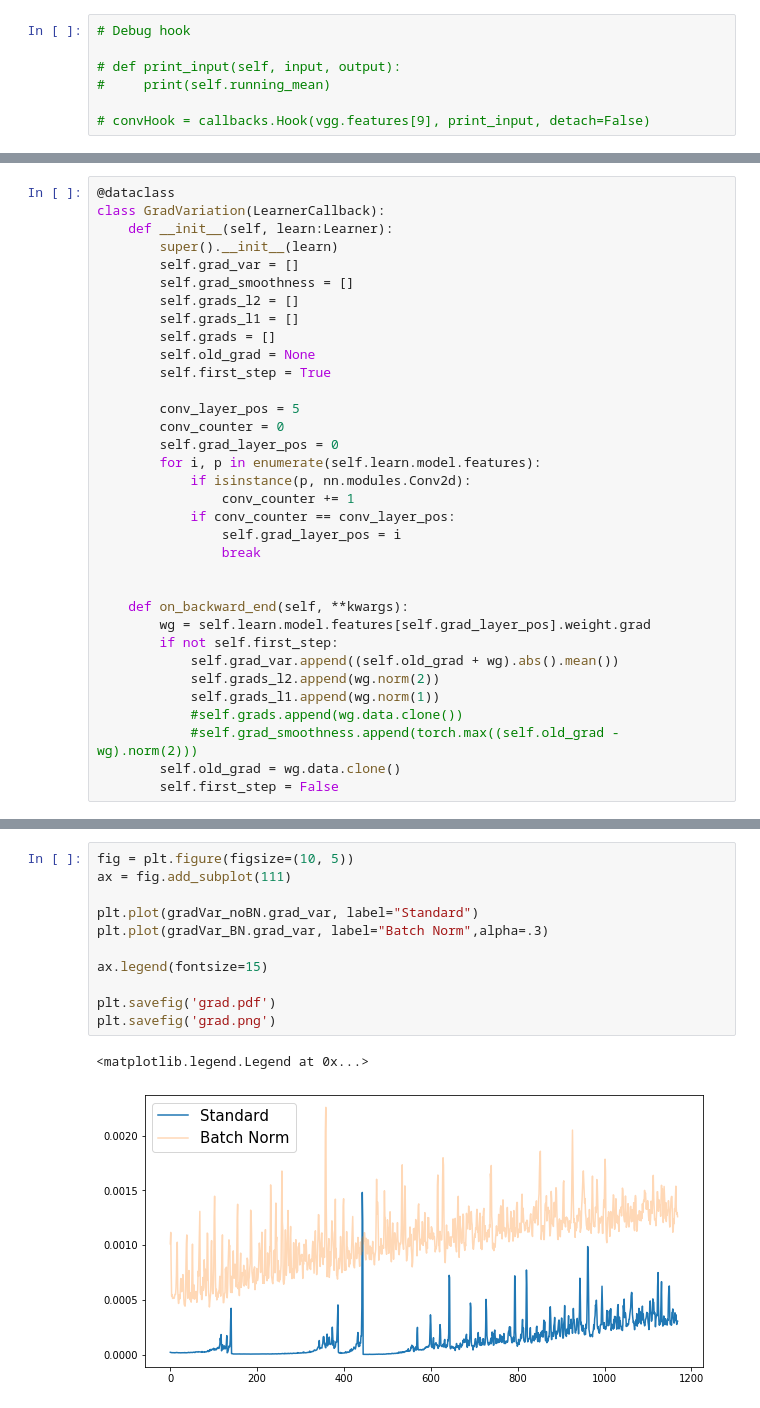
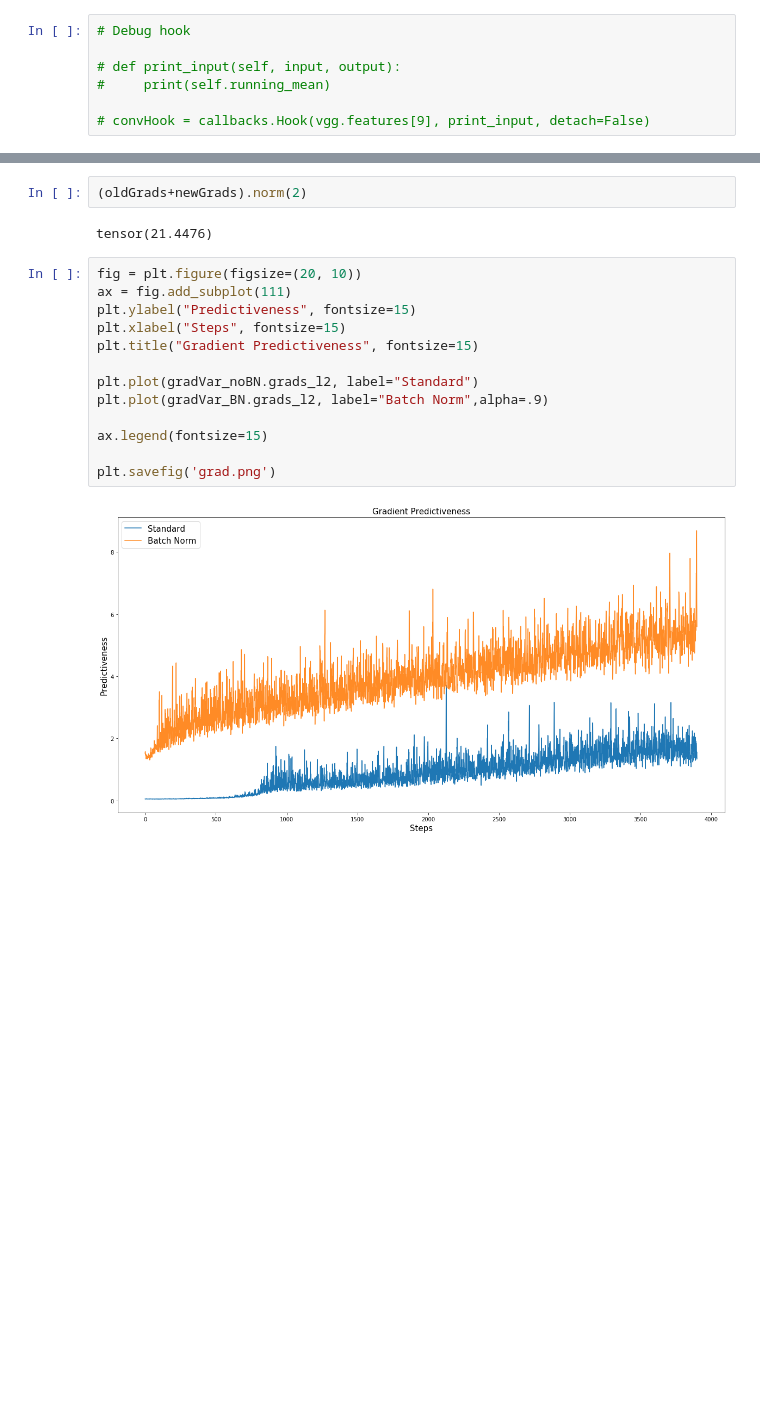
Before and after one commit to mameli/Test_batch_norm_paper, a Jupyter notebook: batch_norm-grads.ipynb, the cells around one changed output, grey strips where cells are left out. Saved outputs shown, nothing was run; the diff lists cells and outputs as text; blank space fills up the shorter version.

Commit message:
plots

```diff
--- a/batch_norm-grads.ipynb
+++ b/batch_norm-grads.ipynb
@@ -51,37 +39,3 @@ class LossVariation(LearnerCallback):
-# %%
-@dataclass
-class GradVariation(LearnerCallback):
-    def __init__(self, learn:Learner):
-        super().__init__(learn)
-        self.grad_var = []
-        self.grad_smoothness = []
-        self.grads_l2 = []
-        self.grads_l1 = []
-        self.grads = []
-        self.old_grad = None
-        self.first_step = True
-
-        conv_layer_pos = 5
-        conv_counter = 0
-        self.grad_layer_pos = 0
-        for i, p in enumerate(self.learn.model.features):
-            if isinstance(p, nn.modules.Conv2d):
-                conv_counter += 1
-            if conv_counter == conv_layer_pos:
-                self.grad_layer_pos = i
-                break
-
-
-    def on_backward_end(self, **kwargs):
-        wg = self.learn.model.features[self.grad_layer_pos].weight.grad
-        if not self.first_step:
-            self.grad_var.append((self.old_grad + wg).abs().mean())
-            self.grads_l2.append(wg.norm(2))
-            self.grads_l1.append(wg.norm(1))
-            #self.grads.append(wg.data.clone())
-            #self.grad_smoothness.append(torch.max((self.old_grad - wg).norm(2)))
-        self.old_grad = wg.data.clone()
-        self.first_step = False
 # %%
 vgg = VGG(make_layers(batch_norm=False), num_classes=data.c).cuda()
 
@@ -201,16 +115,21 @@ gradVar_BN.grad_var
+# %%
+(oldGrads+newGrads).norm(2)
+# %% [output]
+tensor(21.4476)
 # %%
-fig = plt.figure(figsize=(10, 5))
+fig = plt.figure(figsize=(20, 10))
 ax = fig.add_subplot(111)
+plt.ylabel("Predictiveness", fontsize=15)
+plt.xlabel("Steps", fontsize=15)
+plt.title("Gradient Predictiveness", fontsize=15)
 
-plt.plot(gradVar_noBN.grad_var, label="Standard")
-plt.plot(gradVar_BN.grad_var, label="Batch Norm",alpha=.3)
+plt.plot(gradVar_noBN.grads_l2, label="Standard")
+plt.plot(gradVar_BN.grads_l2, label="Batch Norm",alpha=.9)
 
 ax.legend(fontsize=15)
 
-plt.savefig('grad.pdf')
 plt.savefig('grad.png')
 # %% [output]
-<matplotlib.legend.Legend at 0x...>
-[figure, old version]
+[figure, new version]
 # %%
 from scipy.stats import entropy
```
Also changed, not shown: parts of 28 cells of this notebook, 15 other files.
